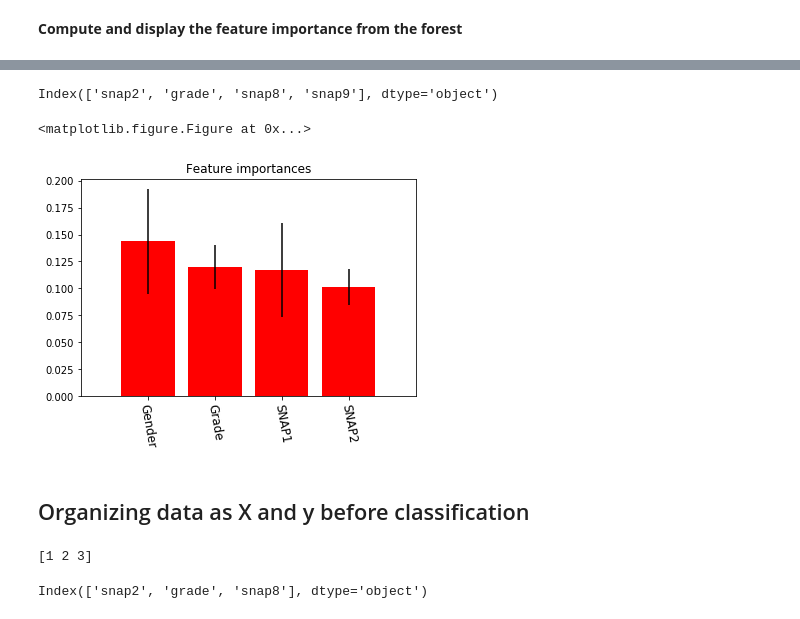
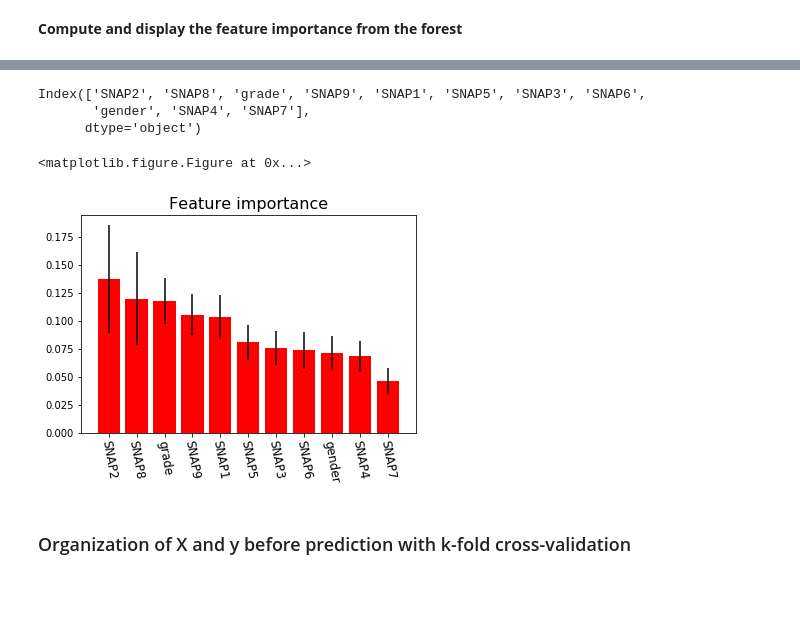
Before and after one commit to arvidl/inattention-populationsample, a Jupyter notebook: notebooks/prediction.ipynb, the cells around one changed output, grey strips where cells are left out. Saved outputs shown, nothing was run; the diff lists cells and outputs as text; code cells hidden in the pictures; blank space fills up the shorter version.

```diff
--- a/notebooks/prediction.ipynb
+++ b/notebooks/prediction.ipynb
@@ -307,11 +400,0 @@ pd.concat([sc('snap1'),sc('snap2'),sc('snap3'),
-# %%
-# snapDict = {'N' : 0, 'S' : 1, 'C' : 2}  # N = Not true, S = Somewhat true, C = Certainmly true
-snapDict = {'S' : 0, 'C' : 1, 'N' : 2}  # S = Not true (0), C = Somewhat true (1) , N = Certainmly true (2)
-
-for snap in ['snap1','snap2','snap3','snap4',
-             'snap5','snap6','snap7','snap8','snap9']:
-    dfD[snap] = coding(dfD[snap], snapDict)
-
-g = lambda x: pd.DataFrame(pd.value_counts(dfD[x]))
-pd.concat([g('snap1'),g('snap2'),g('snap3'),g('snap4'),
-           g('snap5'),g('snap6'), g('snap7'),g('snap8'),g('snap9')], axis=1)
@@ -382,7 +423,7 @@ df1.round(2)
 # %%
 def snap_freq(i):
-    snap = 'snap%d' % (i)
-    freq = pd.crosstab(index=dfD["gender"],columns=dfD[snap], margins=True)
+    snap = 'SNAP%d' % (i)
+    freq = pd.crosstab(index=df["gender"],columns=df[snap], margins=True)
     freq.columns = ["NotTrue", "SomewhatTrue", "CertainlyTrue","rowtotal"]
     freq.index= ["Girls","Boys","coltotal"]
 
@@ -401,12 +442,11 @@ def snap_freq(i):
     C_Boys = df_.CertainlyTrue['Boys']
     return freq, df_, N_All, N_Girls, N_Boys, S_All, S_Girls, S_Boys, C_All, C_Girls, C_Boys
 # %%
-index = ['snap1','snap2','snap3','snap4', 'snap5','snap6','snap7','snap8','snap9']
+index = ['SNAP1','SNAP2','SNAP3','SNAP4', 'SNAP5','SNAP6','SNAP7','SNAP8','SNAP9']
 columns = ['N_All', 'N_Girls', 'N_Boys', 'S_All', 'S_Girls', 'S_Boys', 'C_All', 'C_Girls', 'C_Boys']
 df_ = pd.DataFrame(index=index, columns=columns)
 df_ = df_.fillna(0) # with 0s rather than NaNs
 print(df_.shape)
-# df_
 # %% [output]
 (9, 9)
 # %%
@@ -725,8 +654,8 @@ pyplot.show()
 # %% [markdown]
 **Select predictors X and outcome y and build a RandomForestClassifier**
 # %%
-X = dfD.loc[:, dfD.columns != 'averBinned']
-y = dfD.loc[:, 'averBinned']
+X = df.loc[:, df.columns != 'aveBinned']
+y = df.loc[:, 'aveBinned']
 print(X.shape)
 print(X.columns)
 # %% [output]
@@ -810,65 +739,32 @@ Top 5 feature ranking:
 # %%
 # Plot the top ranked feature importances of the forest
 
 fig = plt.figure(figsize=(18, 16), dpi= 80, facecolor='w', edgecolor='k')
 
-top_n = 4
+top_n = 11
 topn = indices[range(top_n)]  # Feature importances with Random Forest
 
 Xn = X.iloc[:, topn]
 
 print(Xn.columns)
 plt.figure()
-plt.title("Feature importances")
+plt.title("Feature importance", fontsize=16)
 plt.bar(range(Xn.shape[1]), importances[topn],
        color="r", yerr=std[topn], align="center")
 #labels = Xn.columns
-labels = ['Gender', 'Grade', 'SNAP1', 'SNAP2', 'SNAP3', 'SNAP4', 'SNAP5', 'SNAP6', 'SNAP7', 'SNAP8', 'SNAP9']
+labels = ['gender', 'grade', 'SNAP1', 'SNAP2', 'SNAP3', 'SNAP4', 'SNAP5', 'SNAP6', 'SNAP7', 'SNAP8', 'SNAP9']
+ranked_labels = [labels[i] for i in topn]
 #  plt.xticks(range(Xn.shape[1]), topn, labels, rotation = 45, fontsize=18)
-plt.xticks(range(top_n), labels, rotation = 280, fontsize=12)
+plt.xticks(range(top_n), ranked_labels, rotation = 280, fontsize=12)
 plt.xlim([-1, Xn.shape[1]])
-thisfig_ = '../manus/Figs/random_forest_feature_importances_top5.pdf'
-#plt.savefig(thisfig_, bbox_inches='tight')
+thisfig_ = '../manuscript/Figs/random_forest_feature_importance.pdf'
+plt.savefig(thisfig_, bbox_inches='tight')
 plt.show()
 # %% [output]
-Index(['snap2', 'grade', 'snap8', 'snap9'], dtype='object')
+Index(['SNAP2', 'SNAP8', 'grade', 'SNAP9', 'SNAP1', 'SNAP5', 'SNAP3', 'SNAP6',
+       'gender', 'SNAP4', 'SNAP7'],
+      dtype='object')
 <matplotlib.figure.Figure at 0x...>
-[figure, old version]
+[figure, new version]
 # %% [markdown]
-## Organizing data as X and y before classification
+### Organization of X and y before prediction with k-fold cross-validation
-# %%
-# Previously saved the top 5 important connections and
-# corresponding ReSQ score (Ymem / Nmem) to csv file
-
-# from sklearn.preprocessing import LabelEncoder
-
-# dfX5Y = pd.read_csv('../results/02_X5Y.csv', sep=',')
-# print(dfX5Y.info())
-# print(dfX5Y.describe())
-# dfX5Y
-
-# Featuer importance XGBoost:
-# X = df.loc[:, ['CC_Mid_Anterior_w3', 'BrainSegVol-to-eTIV_w3', 'CSF_w2']] # Top three important features
-# Featuer importance RF (Strrop_3):
-#X = dfC.loc[:, ['BrainSegVol-to-eTIV_w3', 'CC_Mid_Anterior_w3', 'ic04-ic02']] # Top three important features
-# Featuer importance RF predicrting Stroop_1_R_3:
-# X = df.loc[:, ['ic09-ic06', 'ic10-ic01', 'ic05-ic03']] # Top three important features
-# Featuer importance RF predicrting Stroop_2_R_3:
-# X = df.loc[:, ['WM-hypointensities_w3', 'ic17-ic04', 'Left-vessel_w3']] # Top three important features
-# X = df.loc[:, ['BrainSegVol-to-eTIV_w3', 'ic04-ic02']] # Two important features
-# X = df.loc[:, ['BrainSegVol-to-eTIV_w3', 'CC_Mid_Anterior_w3']] # Top two important features
-#Y = df.loc[:, ['Stroop_3_cat']]
-
-
-# Xp = dfD.loc[:, ['snap2', 'grade', 'snap8', 'gender']]
-Xp = dfD.loc[:, ['snap2', 'grade', 'snap8']]
-# Xp = dfD.loc[:, ['snap2', 'snap8']]
-# Xp = dfC.loc[:, ['gender', 'grade']]
-# Xp = X
-# Xp = dfD.loc[:, ['gender', 'grade', 'snap4', 'snap7']]
-#y = y.as_matrix().ravel()
-print(np.unique(y))
-Xp.columns
-# %% [output]
-[1 2 3]
-Index(['snap2', 'grade', 'snap8'], dtype='object')
```
Also changed, not shown: parts of 102 cells of this notebook, 5 other files.
